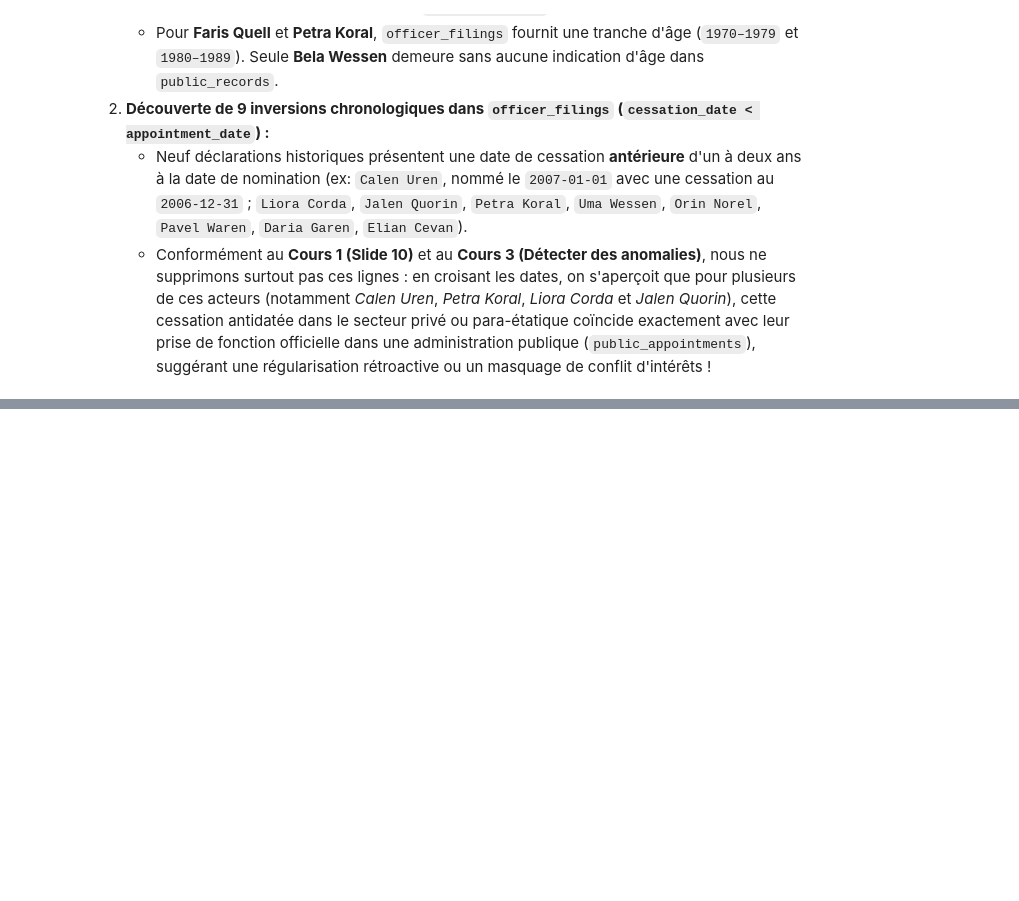
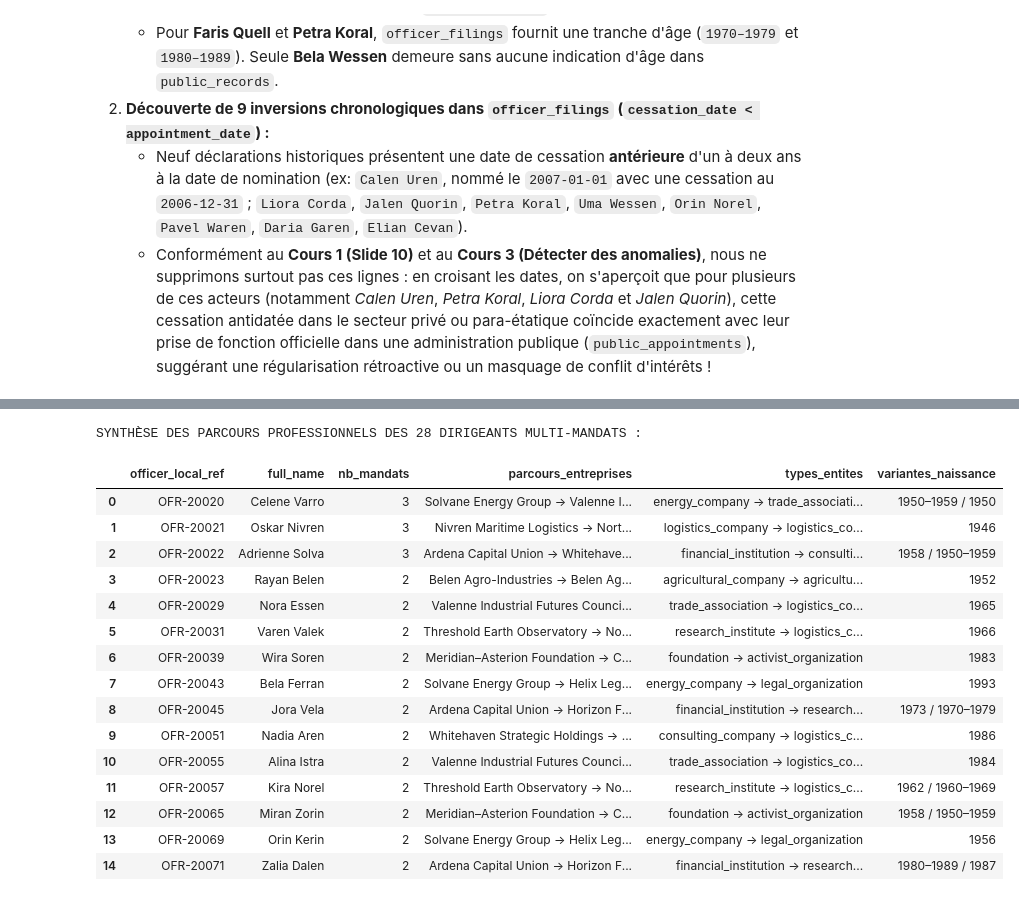
Before and after one commit to YasminaABBAS/20262027-UE-DataMining-Groupe10, a Jupyter notebook: Base_notebook_to_complete-checkpoint.ipynb, the cells around one changed output, grey strips where cells are left out. Drawn from its saved outputs; the diff is of its cells as text; code cells hidden in the pictures; blank space fills up the shorter version.

```diff
--- a/Base_notebook_to_complete-checkpoint.ipynb
+++ b/Base_notebook_to_complete-checkpoint.ipynb
@@ -970,0 +967,56 @@ L'exécution de notre pipeline de nettoyage et de contrôle logique révèle tro
+# %%
+
+# AUDIT DE LA CLÉ 'officer_local_ref' ET DES PARCOURS MULTI-ENTREPRISES
+
+of_clean = cleaned_public_records['officer_filings']
+re_clean = cleaned_public_records['registered_entities']
+
+nb_lignes_of = len(of_clean)
+nb_ref_uniques = of_clean['officer_local_ref'].nunique()
+nb_noms_uniques = of_clean['full_name'].nunique()
+
+print(f"Total des déclarations (filing_id)        : {nb_lignes_of}")
+print(f"Total des 'officer_local_ref' uniques     : {nb_ref_uniques}")
+print(f"Total des 'full_name' propres uniques     : {nb_noms_uniques}")
+
+# Vérification de la bijection 1-pour-1 entre officer_local_ref et full_name
+noms_par_ref = of_clean.groupby('officer_local_ref')['full_name'].nunique()
+refs_par_nom = of_clean.groupby('full_name')['officer_local_ref'].nunique()
+print(f"Max noms différents pour un même ref      : {noms_par_ref.max()} (Bijection parfaite !)")
+print(f"Max refs différents pour un même nom      : {refs_par_nom.max()} (Aucun homonyme interne !)\n")
+
+# Identification des dirigeants ayant plusieurs déclarations (comme Calen Elen)
+of_enrichi = of_clean.merge(
+    re_clean[['registration_number', 'legal_name', 'registered_entity_type']],
+    on='registration_number', how='left'
+)
+
+comptage_ref = of_enrichi['officer_local_ref'].value_counts()
+refs_multiples = comptage_ref[comptage_ref > 1].index
+
+df_multi_mandats = of_enrichi[of_enrichi['officer_local_ref'].isin(refs_multiples)].sort_values(
+    by=['officer_local_ref', 'appointment_date_dt']
+)
+
+print(f"Nombre d'individus ayant occupé plusieurs mandats dans officer_filings : {len(refs_multiples)} individus ({len(df_multi_mandats)} lignes)")
+print("\nExemple détaillé avec Calen Elen et quelques autres dirigeants multi-mandats :")
+exemples_noms = ['Calen Elen', 'Pavel Waren', 'Orin Norel', 'Uma Wessen', 'Alina Istra', 'Kira Norel']
+display(df_multi_mandats[df_multi_mandats['full_name'].isin(exemples_noms)][[
+    'officer_local_ref', 'full_name', 'birth_year_or_age_band', 'imputed_birth_year',
+    'legal_name', 'registered_entity_type', 'role_title', 'appointment_date', 'cessation_date', 'filing_status'
+]])
+
+# Synthèse des transitions d'une organisation à une autre au sein de officer_filings
+transitions_privees = (
+    df_multi_mandats.groupby(['officer_local_ref', 'full_name'])
+    .agg(
+        nb_mandats=('filing_id', 'count'),
+        parcours_entreprises=('legal_name', lambda s: ' -> '.join(s)),
+        types_entites=('registered_entity_type', lambda s: ' -> '.join(s)),
+        variantes_naissance=('birth_year_or_age_band', lambda s: ' / '.join(s.unique()))
+    )
+    .reset_index()
+)
+print("\nSYNTHÈSE DES PARCOURS PROFESSIONNELS DES 28 DIRIGEANTS MULTI-MANDATS :")
+display(transitions_privees.head(15))
+# %% [output]
@@ -970,0 +1045,17 @@ L'exécution de notre pipeline de nettoyage et de contrôle logique révèle tro
+SYNTHÈSE DES PARCOURS PROFESSIONNELS DES 28 DIRIGEANTS MULTI-MANDATS :
+|  | officer_local_ref | full_name | nb_mandats | parcours_entreprises | types_entites | variantes_naissance |
+| 0 | OFR-20020 | Celene Varro | 3 | Solvane Energy Group -> Valenne I... | energy_company -> trade_associati... | 1950–1959 / 1950 |
+| 1 | OFR-20021 | Oskar Nivren | 3 | Nivren Maritime Logistics -> Nort... | logistics_company -> logistics_co... | 1946 |
+| 2 | OFR-20022 | Adrienne Solva | 3 | Ardena Capital Union -> Whitehave... | financial_institution -> consulti... | 1958 / 1950–1959 |
+| 3 | OFR-20023 | Rayan Belen | 2 | Belen Agro-Industries -> Belen Ag... | agricultural_company -> agricultu... | 1952 |
+| 4 | OFR-20029 | Nora Essen | 2 | Valenne Industrial Futures Counci... | trade_association -> logistics_co... | 1965 |
+| 5 | OFR-20031 | Varen Valek | 2 | Threshold Earth Observatory -> No... | research_institute -> logistics_c... | 1966 |
+| 6 | OFR-20039 | Wira Soren | 2 | Meridian–Asterion Foundation -> C... | foundation -> activist_organization | 1983 |
+| 7 | OFR-20043 | Bela Ferran | 2 | Solvane Energy Group -> Helix Leg... | energy_company -> legal_organization | 1993 |
+| 8 | OFR-20045 | Jora Vela | 2 | Ardena Capital Union -> Horizon F... | financial_institution -> research... | 1973 / 1970–1979 |
+| 9 | OFR-20051 | Nadia Aren | 2 | Whitehaven Strategic Holdings -> ... | consulting_company -> logistics_c... | 1986 |
+| 10 | OFR-20055 | Alina Istra | 2 | Valenne Industrial Futures Counci... | trade_association -> logistics_co... | 1984 |
+| 11 | OFR-20057 | Kira Norel | 2 | Threshold Earth Observatory -> No... | research_institute -> logistics_c... | 1962 / 1960–1969 |
+| 12 | OFR-20065 | Miran Zorin | 2 | Meridian–Asterion Foundation -> C... | foundation -> activist_organization | 1958 / 1950–1959 |
+| 13 | OFR-20069 | Orin Kerin | 2 | Solvane Energy Group -> Helix Leg... | energy_company -> legal_organization | 1956 |
+| 14 | OFR-20071 | Zalia Dalen | 2 | Ardena Capital Union -> Horizon F... | financial_institution -> research... | 1980–1989 / 1987 |
```
Also changed, not shown: parts of 26 cells of this notebook.
